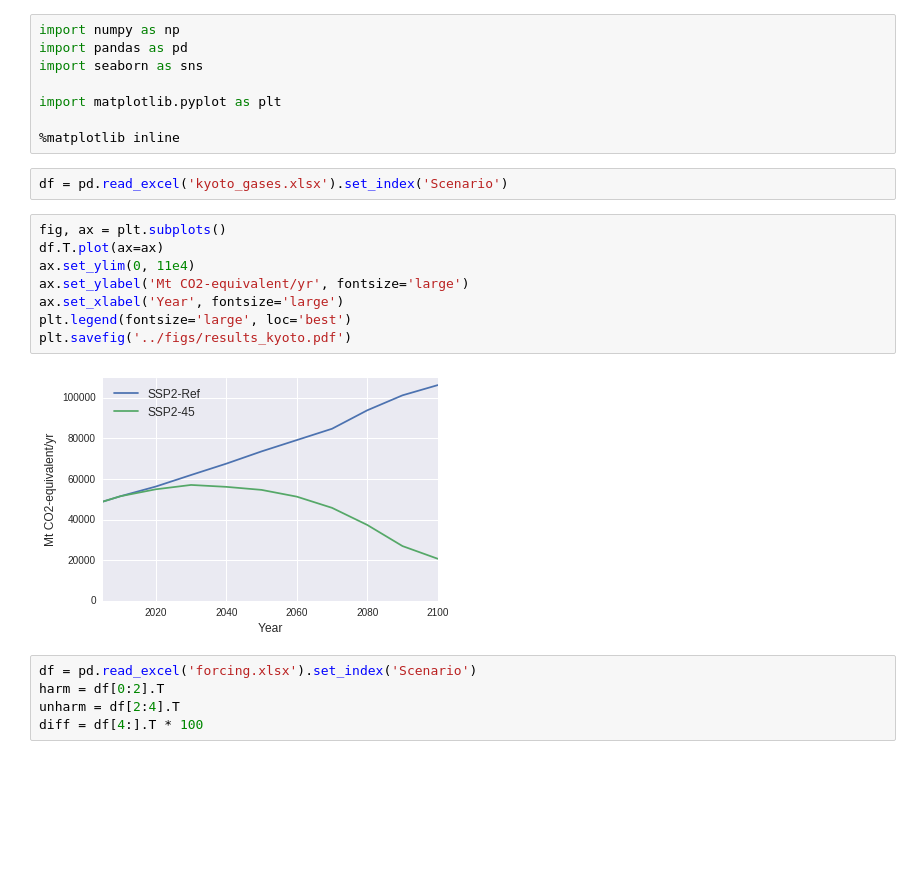
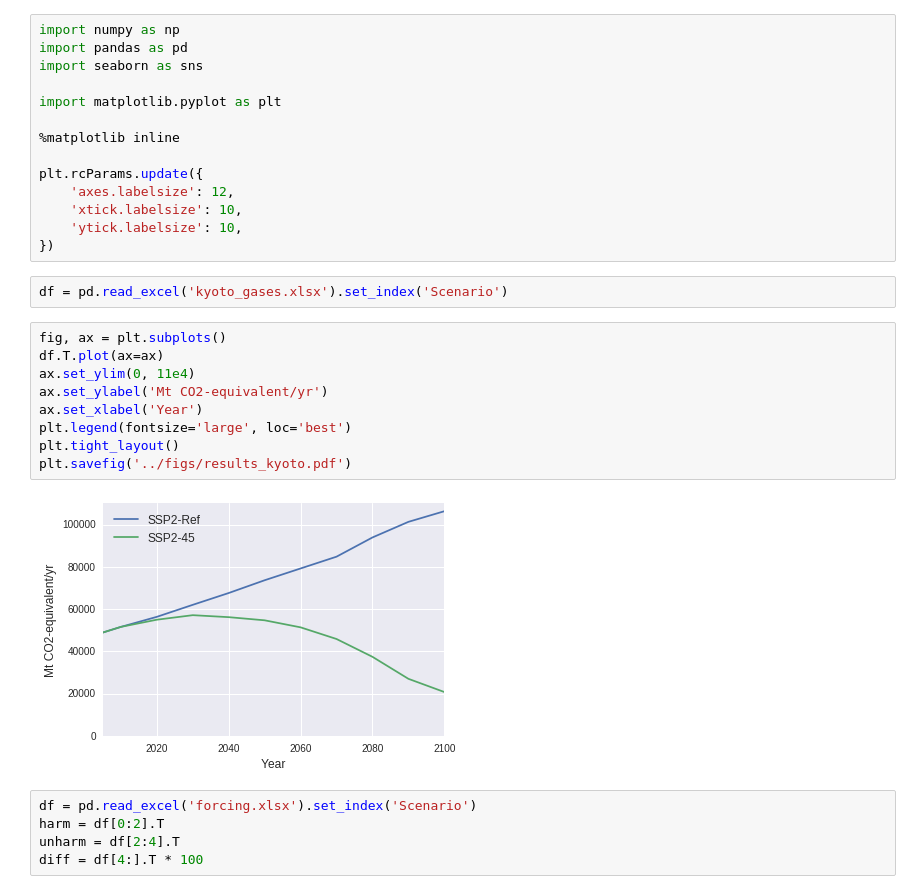
Before and after one commit to gidden/harmonization-methods-paper, a Jupyter notebook: analysis/kyoto_forcing_etc.ipynb, the cells around one changed output. Saved outputs shown, nothing was run; the diff lists cells and outputs as text; blank space fills up the shorter version.

```diff
--- a/analysis/kyoto_forcing_etc.ipynb
+++ b/analysis/kyoto_forcing_etc.ipynb
@@ -6,18 +6,25 @@ import seaborn as sns
 import matplotlib.pyplot as plt
 
 %matplotlib inline
+
+plt.rcParams.update({
+    'axes.labelsize': 12,
+    'xtick.labelsize': 10,
+    'ytick.labelsize': 10,
+})
 # %%
 df = pd.read_excel('kyoto_gases.xlsx').set_index('Scenario')
 # %%
 fig, ax = plt.subplots()
 df.T.plot(ax=ax)
 ax.set_ylim(0, 11e4)
-ax.set_ylabel('Mt CO2-equivalent/yr', fontsize='large')
-ax.set_xlabel('Year', fontsize='large')
+ax.set_ylabel('Mt CO2-equivalent/yr')
+ax.set_xlabel('Year')
 plt.legend(fontsize='large', loc='best')
+plt.tight_layout()
 plt.savefig('../figs/results_kyoto.pdf')
 # %% [output]
-[figure, old version]
+[figure, new version]
 # %%
 df = pd.read_excel('forcing.xlsx').set_index('Scenario')
 harm = df[0:2].T
```
Also changed, not shown: 3 other files.
